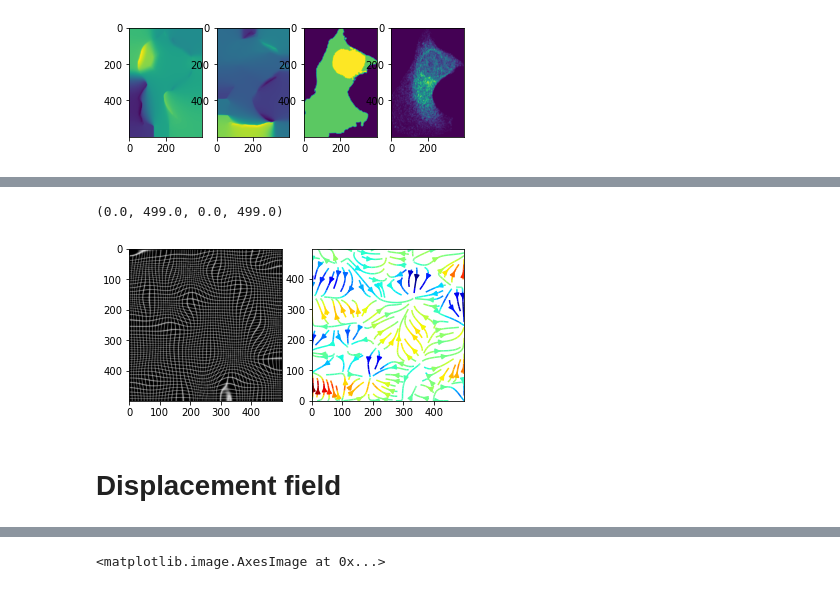
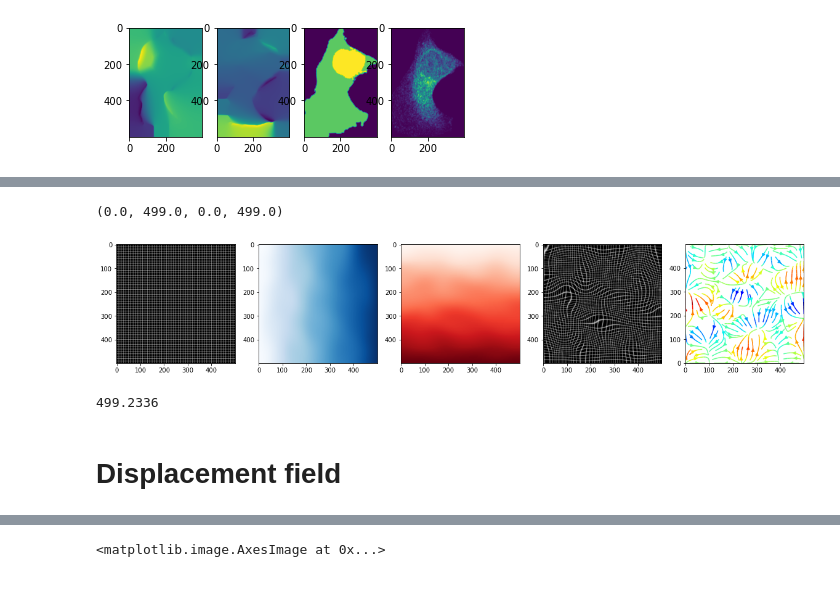
Before and after one commit to trangle1302/2D_shapespace, a Jupyter notebook: notebooks/deformation_field.ipynb, the cells around one changed output, grey strips where cells are left out. Drawn from its saved outputs; the diff is of its cells as text; code cells hidden in the pictures.

```diff
--- a/notebooks/deformation_field.ipynb
+++ b/notebooks/deformation_field.ipynb
@@ -283,40 +287,47 @@ def invert_map(xmap, ymap, diagnostics=False):
         return xmap1, ymap1
 
 '''
 import cv2 as cv
 from scipy import ndimage as ndi
 
 # Simulate deformation field
 N = 500
 sh = (N, N)
 t = np.random.normal(size=sh)
 dx = ndi.gaussian_filter(t, 40, order=(0,1))
 dy = ndi.gaussian_filter(t, 40, order=(1,0))
 dx *= 30/dx.max()
 dy *= 30/dy.max()
 
 # Test image
 img = np.zeros(sh)
 img[::10, :] = 1
 img[:, ::10] = 1
 img = ndi.gaussian_filter(img, 0.5)
 
 # Apply forward mapping
 yy, xx = np.indices(sh)
 xmap = (xx-dx).astype(np.float32)
 ymap = (yy-dy).astype(np.float32)
 warped = cv.remap(img, xmap, ymap ,cv.INTER_LINEAR)
-fig, ax = plt.subplots(1,2)
-ax[0].imshow(warped, cmap='gray')
+fig, ax = plt.subplots(1,5, figsize=(20,5))
+ax[0].imshow(img, cmap='gray')
+ax[1].imshow(xmap, cmap='Blues')
+ax[2].imshow(ymap, cmap='Reds')
+ax[3].imshow(warped, cmap='gray')
 color = dy
 lw = 1
-ax[1].streamplot(xx,yy,dx, dy, color=color, density=1., cmap='jet', arrowsize=1)
-ax[1].axis("scaled")
+ax[4].streamplot(xx,yy,dx, dy, color=color, density=1., cmap='jet', arrowsize=1)
+ax[4].axis("scaled")
 # %% [output]
 (0.0, 499.0, 0.0, 499.0)
-[figure, old version]
+[figure, new version]
-# %% [markdown]
-# Displacement field
+# %%
+ymap.max()
+# %% [output]
+499.2336
+# %% [markdown]
+# Displacement field
 # %%
 # Simulate deformation field, going from round (shapemode) to deformed (original shape) image
 sh = (600, 400)
```
Also changed, not shown: parts of 33 cells of this notebook, 2 other files.
